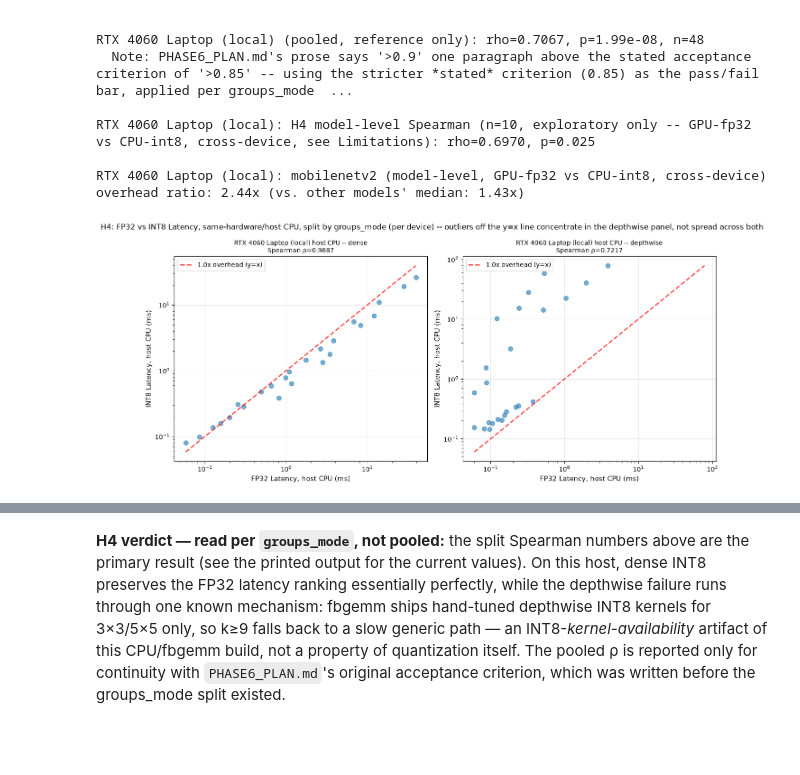
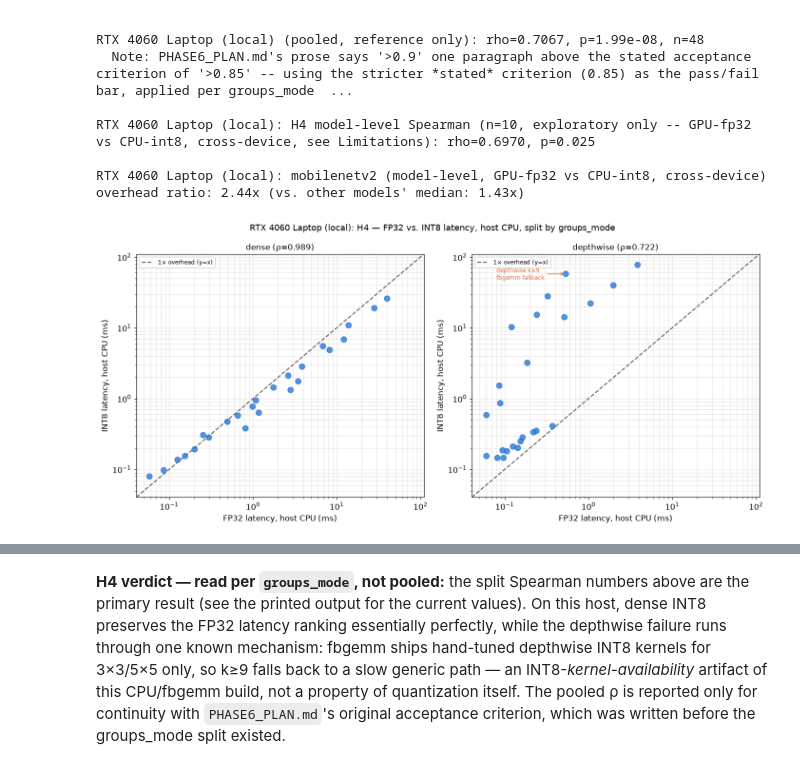
Before and after one commit to RafaelSdeS/dnn_study, a Jupyter notebook: notebooks/phase_6_hardware_profiling_analysis/hardware_profiling_phase6.ipynb, the cells around one changed output, grey strips where cells are left out. Saved outputs shown, nothing was run; the diff lists cells and outputs as text; code cells hidden in the pictures; blank space fills up the shorter version.

```diff
--- a/notebooks/phase_6_hardware_profiling_analysis/hardware_profiling_phase6.ipynb
+++ b/notebooks/phase_6_hardware_profiling_analysis/hardware_profiling_phase6.ipynb
@@ -683,6 +726,8 @@ PANELS = [
     ("fp32", 64, "FP32 GPU, batch=64 (compute-bound, PRIMARY)"),
     ("int8", 1, "INT8 CPU, batch=1"),
 ]
+IN_CH_STYLE = {ch: (PALETTE[i], MARKERS[i]) for i, ch in enumerate([16, 32, 64, 128])}
+
 fig, axes = plt.subplots(len(DEVICES), len(PANELS), figsize=(19, 4.5 * len(DEVICES)), squeeze=False)
 
 for row, device in enumerate(DEVICES):
@@ -704,20 +749,22 @@ for row, device in enumerate(DEVICES):
         for in_ch, grp in subset.groupby("in_ch"):
             grp = grp.sort_values("kernel_size")
             ks = grp["kernel_size"].to_numpy()
-            ax.plot(ks, grp["latency_median_ms"].to_numpy() / ks ** 2, marker="o", label=f"in_ch={in_ch}")
+            color, marker = IN_CH_STYLE[int(in_ch)]
+            ax.plot(ks, grp["latency_median_ms"].to_numpy() / ks ** 2, marker=marker, color=color,
+                    label=f"in_ch={int(in_ch)}", markersize=7, linewidth=2)
         ax.set_yscale("log")
         ax.set_xticks([2, 3, 5, 7, 9, 11])
-        ax.axvline(3, color="gray", linestyle=":", linewidth=1, alpha=0.6)
+        ax.axvline(3, color="0.6", linestyle=":", linewidth=1)
         ax.set_xlabel("kernel_size")
-        ax.set_ylabel("latency / $k^2$  (ms per unit FLOP)")
-        ax.set_title(f"{DEVICE_LABELS.get(device, device)}\n{subtitle}", fontsize=10)
+        if col == 0:
+            ax.set_ylabel("latency / $k^2$ (ms per unit FLOP)")
+        ax.set_title(subtitle, fontsize=10.5)
         ax.legend(fontsize=8)
         ax.grid(alpha=0.3, which="both")
 
-fig.suptitle("Layer latency per FLOP vs. kernel size (dense/groups=1, res=64) -- downward slope is "
-             "memory-traffic amortization, not acceleration; Winograd would be a deviation from "
-             "trend at k=3 (grey line). Middle panel (batch=64) is the compute-bound primary regime")
+fig.suptitle(f"{DEVICE_LABELS.get(DEVICES[0], DEVICES[0])}: layer latency per FLOP vs. kernel size "
+             f"(dense/groups=1, res=64)", fontsize=12)
 fig.tight_layout()
-fig.savefig(FIGURES_DIR / "phase6_latency_vs_kernel_size.png", dpi=120)
+save_fig(fig, "phase6_latency_vs_kernel_size")
 plt.show()
 # %% [output]
@@ -1145,31 +1283,49 @@ RTX 4060 Laptop (local): mobilenetv2 (model-level, GPU-fp32 vs CPU-int8, cross-d
 # %%
 fig, axes = plt.subplots(len(DEVICES), 2, figsize=(13, 6 * len(DEVICES)), squeeze=False)
 for row, device in enumerate(DEVICES):
+    device_subset = precision_wide[precision_wide["device"] == device]
+    # Shared axis limits across dense/depthwise so the same y=x line and the same physical
+    # distance from it mean the same overhead ratio in both panels -- independently autoscaled
+    # panels made the depthwise outliers look "off the chart" by a different amount than they
+    # actually are relative to dense.
+    combined = pd.concat([device_subset["fp32_cpu"], device_subset["int8"]])
+    lo, hi = combined.min() * 0.7, combined.max() * 1.4
+
     for col, gm in enumerate(["dense", "depthwise"]):
         ax = axes[row][col]
-        subset = precision_wide[(precision_wide["device"] == device) & (precision_wide["groups_mode"] == gm)]
-        ax.scatter(subset["fp32_cpu"], subset["int8"], alpha=0.6, s=50)
+        subset = device_subset[device_subset["groups_mode"] == gm]
+        ax.scatter(subset["fp32_cpu"], subset["int8"], alpha=0.8, s=60, color=PALETTE[0], zorder=3)
+        ax.plot([lo, hi], [lo, hi], linestyle="--", color="0.4", linewidth=1.5,
+                label="1\u00d7 overhead (y=x)", zorder=2)
 
-        min_val = min(subset["fp32_cpu"].min(), subset["int8"].min())
-        max_val = max(subset["fp32_cpu"].max(), subset["int8"].max())
-        ax.plot([min_val, max_val], [min_val, max_val], "r--", linewidth=2, label="1.0x overhead (y=x)", alpha=0.7)
-
-        ax.set_xlabel("FP32 Latency, host CPU (ms)", fontsize=11)
-        ax.set_ylabel("INT8 Latency, host CPU (ms)", fontsize=11)
+        ax.set_xlim(lo, hi)
+        ax.set_ylim(lo, hi)
+        ax.set_xlabel("FP32 latency, host CPU (ms)")
+        ax.set_ylabel("INT8 latency, host CPU (ms)")
         ax.set_xscale("log")
         ax.set_yscale("log")
         rho_g = layer_rho_by_group[(device, gm)]
-        ax.set_title(f"{DEVICE_LABELS.get(device, device)} host CPU -- {gm}\nSpearman \u03c1={rho_g:.4f}", fontsize=10)
-        ax.legend()
-        ax.grid(alpha=0.3)
+        ax.set_title(f"{gm} (\u03c1={rho_g:.3f})", fontsize=11)
+        ax.legend(fontsize=8, loc="upper left")
+        ax.grid(alpha=0.3, which="both")
 
-fig.suptitle("H4: FP32 vs INT8 Latency, same-hardware/host CPU, split by groups_mode (per device) -- "
-             "outliers off the y=x line concentrate in the depthwise panel, not spread across both")
+    # Annotate the depthwise k>=9 fbgemm-fallback cluster directly -- the outliers off y=x are
+    # not scattered noise, they're a specific, nameable mechanism (see H4 verdict below).
+    dw = device_subset[device_subset["groups_mode"] == "depthwise"]
+    outliers = dw[dw["overhead_ratio"] > 5]
+    if len(outliers):
+        worst = outliers.loc[outliers["overhead_ratio"].idxmax()]
+        axes[row][1].annotate("depthwise k\u22659\nfbgemm fallback", xy=(worst["fp32_cpu"], worst["int8"]),
+                              xytext=(-95, -8), textcoords="offset points", fontsize=8, color=PALETTE[1],
+                              arrowprops=dict(arrowstyle="->", color=PALETTE[1], lw=1))
+
+fig.suptitle(f"{DEVICE_LABELS.get(DEVICES[0], DEVICES[0])}: H4 \u2014 FP32 vs. INT8 latency, host CPU, "
+             f"split by groups_mode", fontsize=12)
 fig.tight_layout()
-fig.savefig(FIGURES_DIR / "phase6_h4_fp32_vs_int8_latency.png", dpi=120)
+save_fig(fig, "phase6_h4_fp32_vs_int8_latency")
 plt.show()
 # %% [output]
-[figure, old version]
+[figure, new version]
 # %%
 fig, axes = plt.subplots(len(DEVICES), 2, figsize=(20, 5 * len(DEVICES)), squeeze=False)
 for row, device in enumerate(DEVICES):
```
Also changed, not shown: parts of 12 cells of this notebook, 16 other files.
